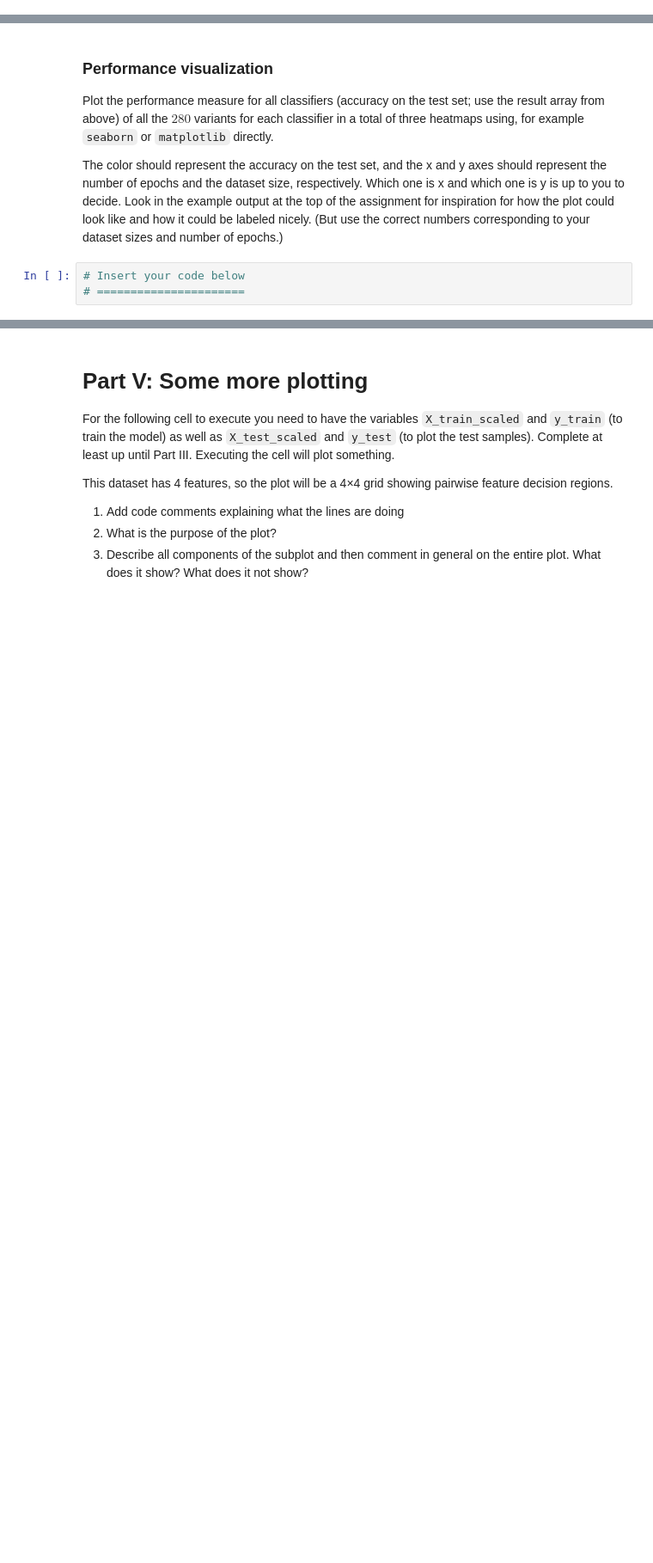
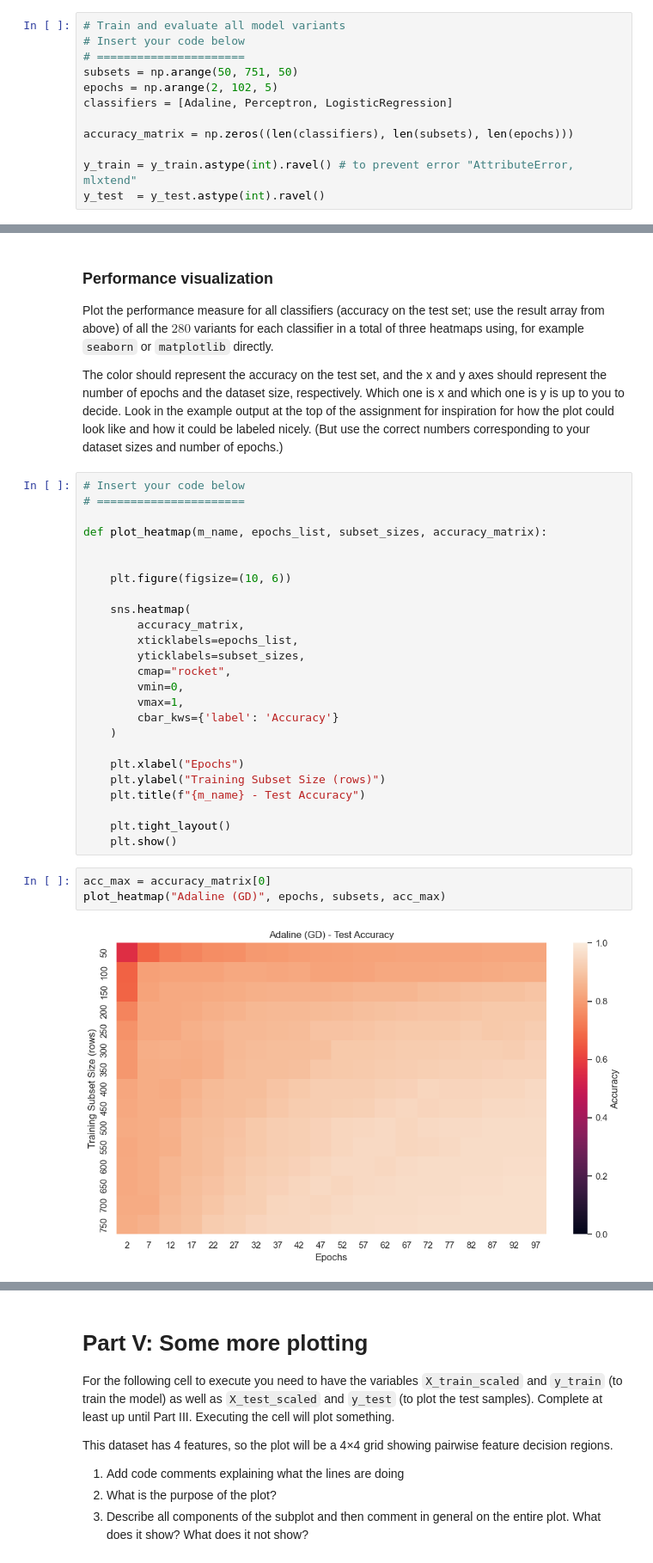
Before and after one commit to Indraadhikari/DAT200-Machine-Learning, a Jupyter notebook: CA2/CA2 Q-checkpoint.ipynb, the cells around one changed output, grey strips where cells are left out. Shown at 86% size. Cells and saved outputs as stored; diff of their text form; blank space fills up the shorter version.

```diff
--- a/CA2/CA2 Q-checkpoint.ipynb
+++ b/CA2/CA2 Q-checkpoint.ipynb
@@ -396,0 +394,12 @@ Note that executing the cells will take some time (but on most systems it should
+# %%
+# Train and evaluate all model variants
+# Insert your code below
+# ======================
+subsets = np.arange(50, 751, 50)
+epochs = np.arange(2, 102, 5)
+classifiers = [Adaline, Perceptron, LogisticRegression]
+
+accuracy_matrix = np.zeros((len(classifiers), len(subsets), len(epochs)))
+
+y_train = y_train.astype(int).ravel() # to prevent error "AttributeError, mlxtend"
+y_test  = y_test.astype(int).ravel()
@@ -401,6 +441,33 @@ Plot the performance measure for all classifiers (accuracy on the test set; use
 
 The color should represent the accuracy on the test set, and the x and y axes should represent the number of epochs and the dataset size, respectively.
 Which one is x and which one is y is up to you to decide. Look in the example output at the top of the assignment for inspiration for how the plot could look like and how it could be labeled nicely. (But use the correct numbers corresponding to your dataset sizes and number of epochs.)
-# %%
-# Insert your code below
-# ======================
+# %%
+# Insert your code below
+# ======================
+
+def plot_heatmap(m_name, epochs_list, subset_sizes, accuracy_matrix):
+
+
+    plt.figure(figsize=(10, 6))
+
+    sns.heatmap(
+        accuracy_matrix,
+        xticklabels=epochs_list,
+        yticklabels=subset_sizes,
+        cmap="rocket",
+        vmin=0,
+        vmax=1,
+        cbar_kws={'label': 'Accuracy'}
+    )
+
+    plt.xlabel("Epochs")
+    plt.ylabel("Training Subset Size (rows)")
+    plt.title(f"{m_name} - Test Accuracy")
+
+    plt.tight_layout()
+    plt.show()
+# %%
+acc_max = accuracy_matrix[0]
+plot_heatmap("Adaline (GD)", epochs, subsets, acc_max)
+# %% [output]
+[figure, added]
```
Also changed, not shown: parts of 6 cells of this notebook.
